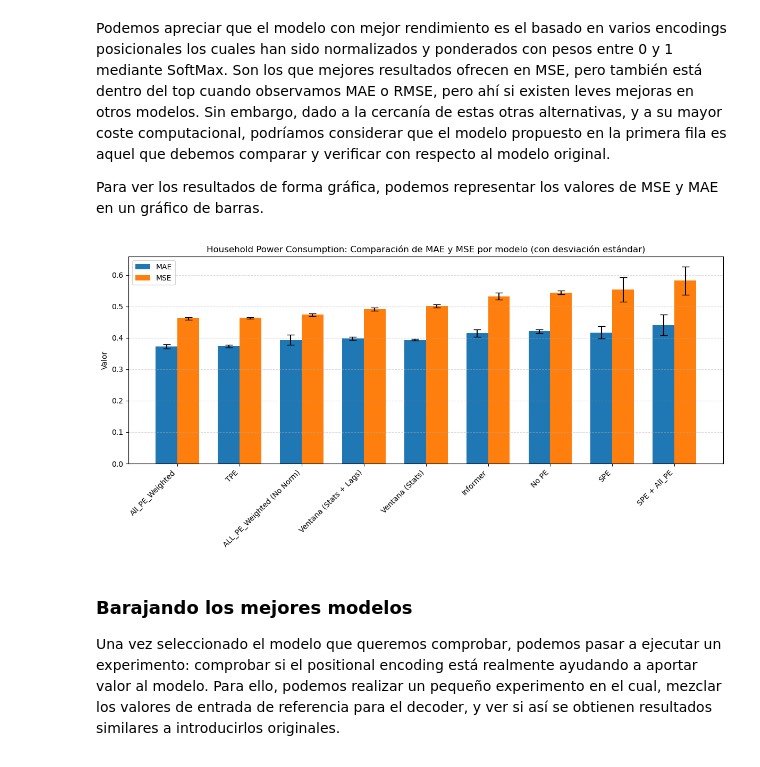
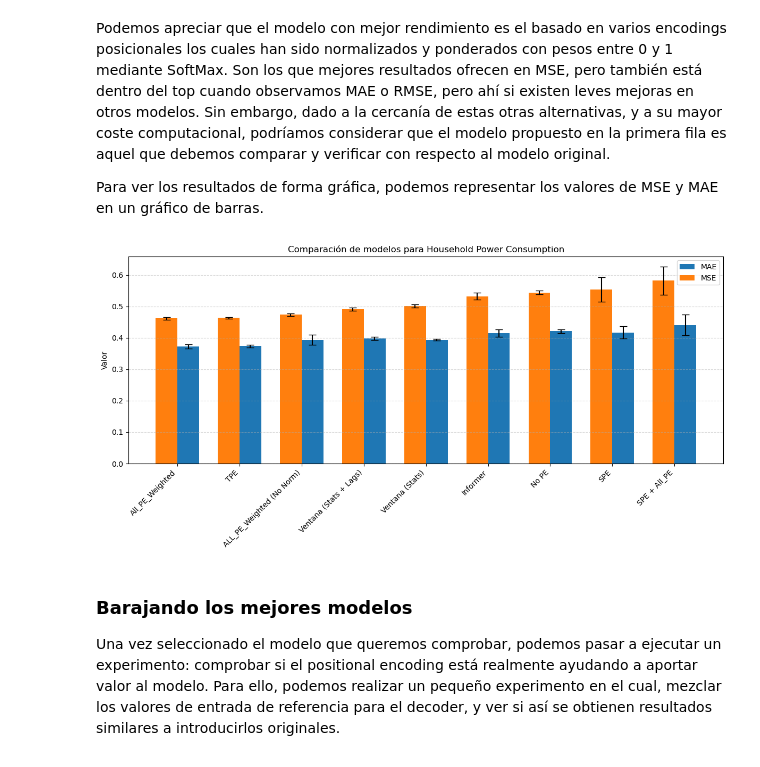
Before and after one commit to hexecoded/TFM, a Jupyter notebook: Experimentos/ResultadosNGPU.ipynb, the cells around one changed output. Drawn from its saved outputs; the diff is of its cells as text; code cells hidden in the pictures.

```diff
--- a/Experimentos/ResultadosNGPU.ipynb
+++ b/Experimentos/ResultadosNGPU.ipynb
@@ -89,52 +151,8 @@ Para ver los resultados de forma gráfica, podemos representar los valores de MS
 # %%
-import matplotlib.pyplot as plt
-import numpy as np
-
-# Métricas y sus desviaciones estándar
-metricas = ['MAE_Mean', 'MSE_Mean']
-stds = ['MAE_STD', 'MSE_STD']
-df_plot = final_df[['Modelo'] + metricas + stds].copy()
-
-# Reemplazar NaNs en std por 0 (sin afectar las métricas)
-df_plot['MAE_STD'] = df_plot['MAE_STD'].fillna(0)
-df_plot['MSE_STD'] = df_plot['MSE_STD'].fillna(0)
-
-# Configurar el gráfico
-x = df_plot['Modelo']
-x_pos = np.arange(len(x))
-width = 0.35  # ancho de las barras
-
-# Crear las barras con barras de error
-fig, ax = plt.subplots(figsize=(12, 6))
-
-# Barras para MAE
-ax.bar(x_pos - width / 2,
-       df_plot['MAE_Mean'],
-       width=width,
-       yerr=df_plot['MAE_STD'],
-       capsize=5,
-       label='MAE')
-
-# Barras para MSE
-ax.bar(x_pos + width / 2,
-       df_plot['MSE_Mean'],
-       width=width,
-       yerr=df_plot['MSE_STD'],
-       capsize=5,
-       label='MSE')
-
-# Etiquetas y leyenda
-ax.set_xticks(x_pos)
-ax.set_xticklabels(x, rotation=45, ha='right')
-ax.set_ylabel('Valor')
-ax.set_title('Household Power Consumption: Comparación de MAE y MSE por modelo (con desviación estándar)')
-ax.legend()
-ax.grid(True, axis='y', linestyle='--', alpha=0.5)
-
-plt.tight_layout()
-plt.show()
+# Mostramos métricas para HPC
+plot_metricas_con_error(final_df, titulo="Comparación de modelos para Household Power Consumption")
 # %% [output]
-[figure, old version]
+[figure, new version]
 # %% [markdown]
 ### Barajando los mejores modelos
 
```
Also changed, not shown: parts of 8 cells of this notebook, 6 other files.
